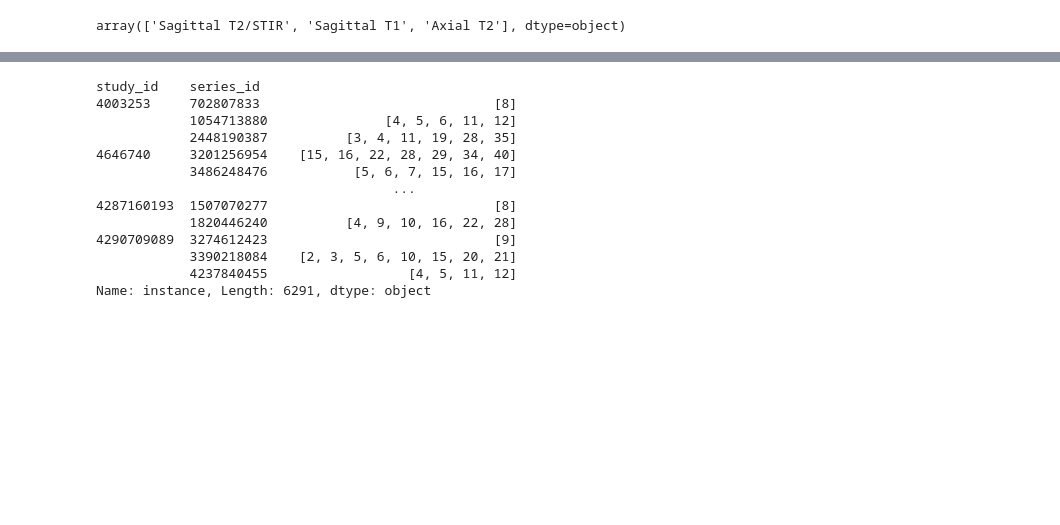
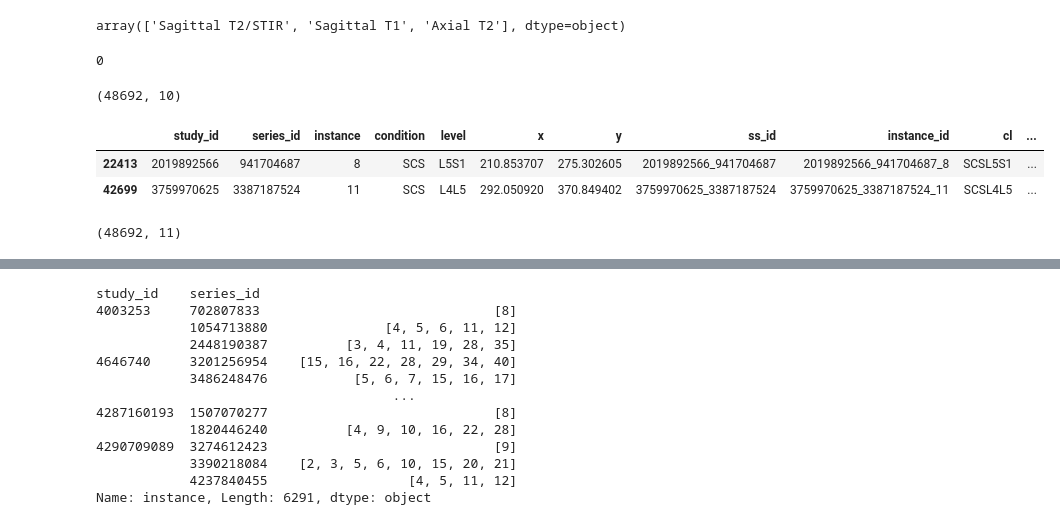
Before and after one commit to rosulucian/deep_learning_playground, a Jupyter notebook: kaggle/RSNA/datasets.ipynb, the cells around one changed output, grey strips where cells are left out. Saved outputs shown, nothing was run; the diff lists cells and outputs as text; code cells hidden in the pictures; blank space fills up the shorter version.

```diff
--- a/kaggle/RSNA/datasets.ipynb
+++ b/kaggle/RSNA/datasets.ipynb
@@ -194 +195,21 @@ array(['Sagittal T2/STIR', 'Sagittal T1', 'Axial T2'], dtype=object)
+# %%
+train_desc_df.series_description.isna().sum()
+# %% [output]
+0
+# %%
+coords_df.shape
+# %% [output]
+(48692, 10)
+# %%
+coords_df = pd.merge(coords_df, train_desc_df.loc[:, ['ss_id', 'series_description']],  how='inner', left_on=['ss_id'], right_on=['ss_id'])
+
+coords_df.sample(2)
+# %% [output]
+|  | study_id | series_id | instance | condition | level | x | y | ss_id | instance_id | cl | ... |
+| 22413 | 2019892566 | 941704687 | 8 | SCS | L5S1 | 210.853707 | 275.302605 | 2019892566_941704687 | 2019892566_941704687_8 | SCSL5S1 | ... |
+| 42699 | 3759970625 | 3387187524 | 11 | SCS | L4L5 | 292.050920 | 370.849402 | 3759970625_3387187524 | 3759970625_3387187524_11 | SCSL4L5 | ... |
+# %%
+coords_df.shape
+# %% [output]
+(48692, 11)
 # %%
```
Also changed, not shown: parts of 25 cells of this notebook, 3 other files.
